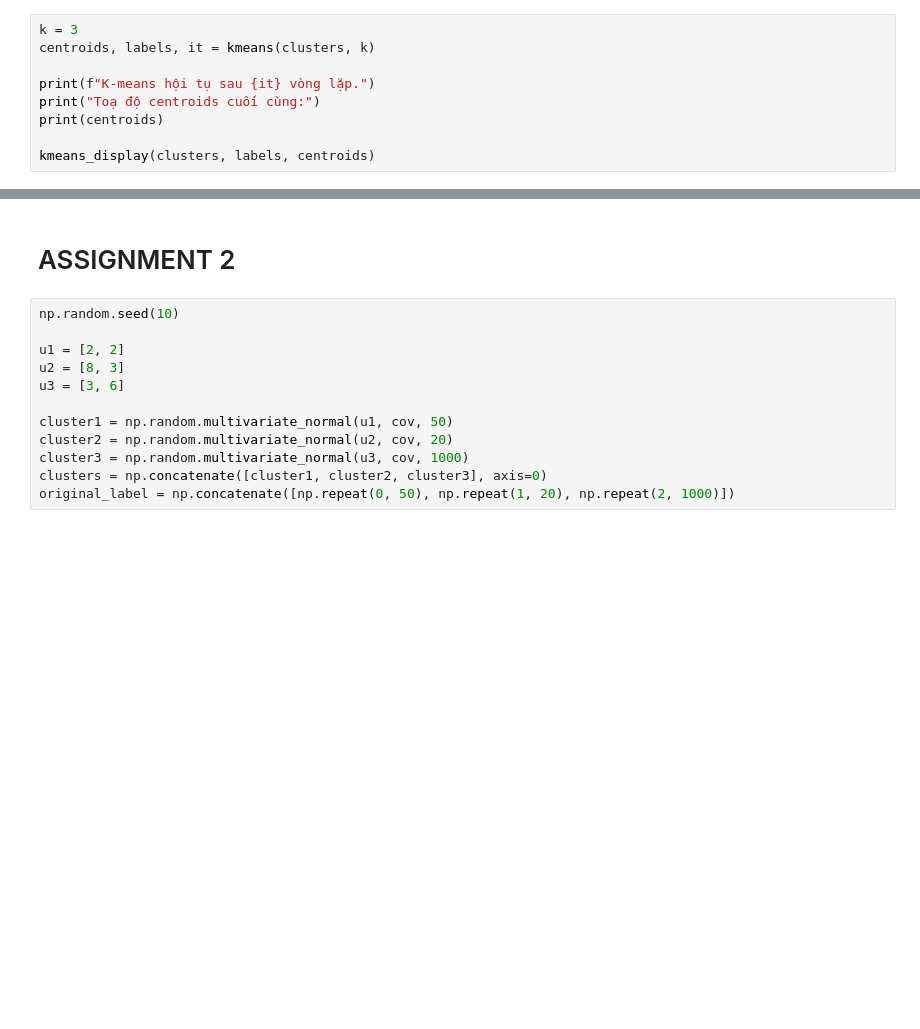
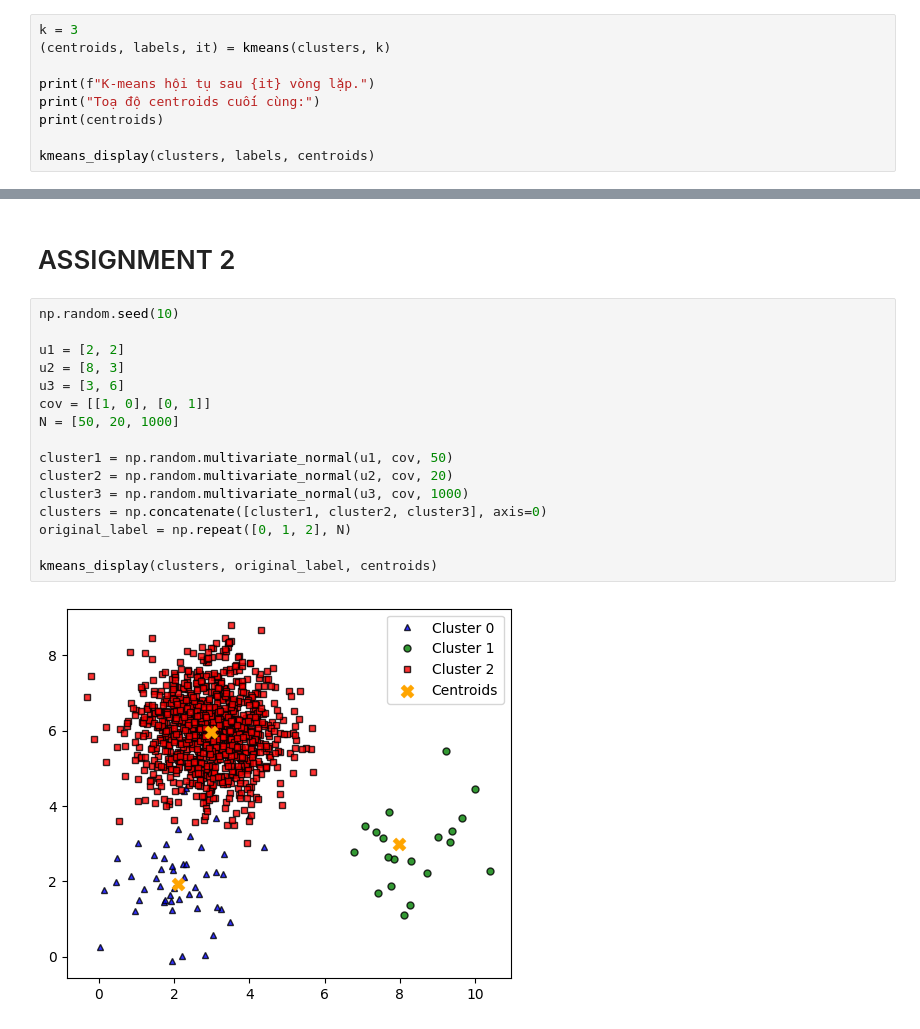
Before and after one commit to NgocHan1211/Lab-hoc-may-thong-ke, a Jupyter notebook: lab4/K-means.ipynb, the cells around one changed output, grey strips where cells are left out. Saved outputs shown, nothing was run; the diff lists cells and outputs as text; blank space fills up the shorter version.

```diff
--- a/lab4/K-means.ipynb
+++ b/lab4/K-means.ipynb
@@ -89,7 +89,7 @@ def compute_loss(X, labels, centroids):
     return np.sum((X - centroids[labels])**2)
 # %%
 k = 3
-centroids, labels, it = kmeans(clusters, k)
+(centroids, labels, it) = kmeans(clusters, k)
 
 print(f"K-means hội tụ sau {it} vòng lặp.")
 print("Toạ độ centroids cuối cùng:")
@@ -137,12 +191,18 @@ TypeError: string indices must be integers, not 'tuple'
 # %%
 np.random.seed(10)
 
 u1 = [2, 2]
 u2 = [8, 3]
 u3 = [3, 6]
+cov = [[1, 0], [0, 1]]
+N = [50, 20, 1000]
 
 cluster1 = np.random.multivariate_normal(u1, cov, 50)
 cluster2 = np.random.multivariate_normal(u2, cov, 20)
 cluster3 = np.random.multivariate_normal(u3, cov, 1000)
 clusters = np.concatenate([cluster1, cluster2, cluster3], axis=0)
-original_label = np.concatenate([np.repeat(0, 50), np.repeat(1, 20), np.repeat(2, 1000)])
+original_label = np.repeat([0, 1, 2], N)
+
+kmeans_display(clusters, original_label, centroids)
+# %% [output]
+[figure, added]
```
Also changed, not shown: parts of 9 cells of this notebook.
